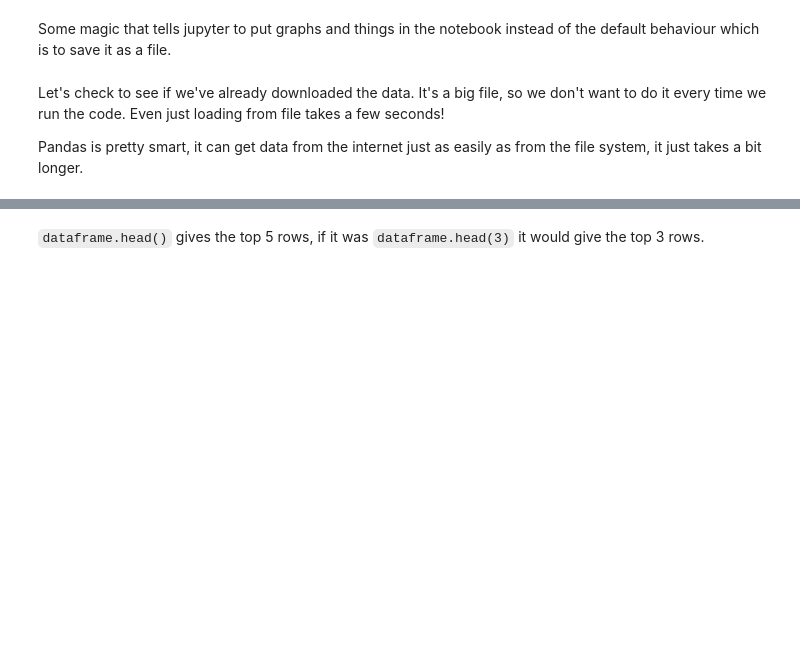
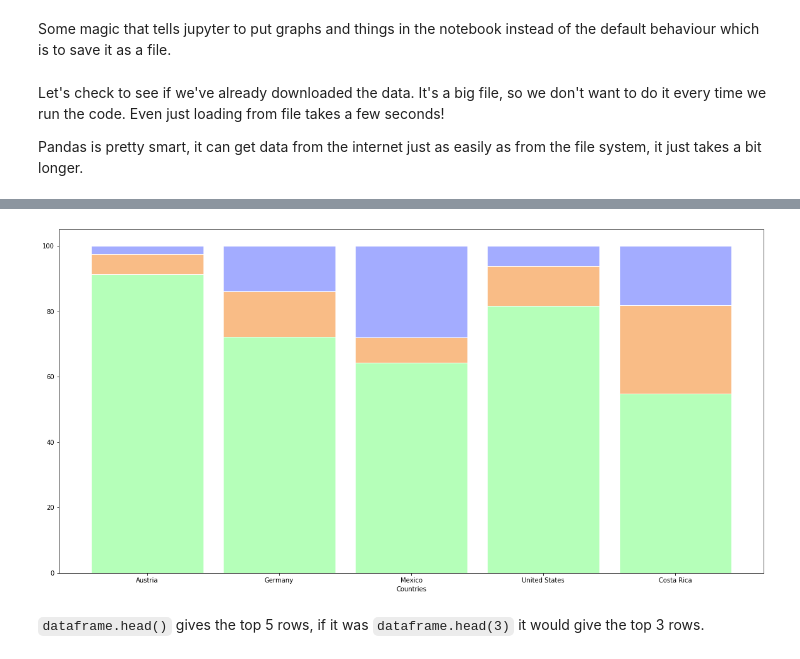
Before and after one commit to raphxcha/Open-data-project, a Jupyter notebook: basic_pandas copy.ipynb, the cells around one changed output, grey strips where cells are left out. Drawn from its saved outputs; the diff is of its cells as text; code cells hidden in the pictures; blank space fills up the shorter version.

```diff
--- a/basic_pandas copy.ipynb
+++ b/basic_pandas copy.ipynb
@@ -39,3 +55,45 @@ NameError: name 'living_arrangements_children' is not defined
+# %%
+# libraries
+import numpy as np
+import matplotlib.pyplot as plt
+from matplotlib import rc
+import pandas as pd
+
+# Data
+r = [0,1,2,3,4]
+raw_data = {'greenBars': [74.0743, 78.1677,41.3183 ,66.6091 ,30.2902 ], 'orangeBars': [5, 15, 5, 10, 15], 'yellowBars': [3, 4, 5, 6, 7], 'blueBars': [2, 15, 18, 5, 10]}
+df = pd.DataFrame(raw_data)
+
+# From raw value to percentage
+totals = [i+j+k for i,j,k in zip(df['greenBars'], df['orangeBars'], df['yellowBars'], df['blueBars'])]
+greenBars = [i / j * 100 for i,j in zip(df['greenBars'], totals)]
+orangeBars = [i / j * 100 for i,j in zip(df['orangeBars'], totals)]
+yellowBars = [i / j * 100 for i,j in zip(df['yellowBars'], totals)]
+blueBars = [i / j * 100 for i,j in zip(df['blueBars'], totals)]
+
+# plot
+barWidth = 0.85
+names = ('Austria','Germany','Mexico','United States','Costa Rica')
+# Create green Bars
+plt.bar(r, greenBars, color='#b5ffb9', edgecolor='white', width=barWidth)
+# Create orange Bars
+plt.bar(r, orangeBars, bottom=greenBars, color='#f9bc86', edgecolor='white', width=barWidth)
+#Create yellow bars
+plt.bar(r, yellowBars, bottom=[i+j for i,j in zip(greenBars, orangeBars)], color='#fdfd96', edgecolor='white', width=barWidth)
+
+# Create blue Bars
+plt.bar(r, blueBars, bottom=[i+j for i,j in zip(greenBars, orangeBars, yellowBars)], color='#a3acff', edgecolor='white', width=barWidth)
+
+# Custom x axis
+plt.xticks(r, names)
+plt.xlabel("Countries")
+
+children_families = pd.DataFrame({'Two_Married_Parents_%': Two_Married_Parents , "Two_Cohabiting_Parents_%": Two_Cohabiting_Parents , 'Living_with_single_parent_%': Living_with_single_parent , 'Other_%': Other}, index=index)
+ax = children_families.plot.bar(rot=0)
+# Show graphic
+plt.show()
+# %% [output]
+[figure, added]
 # %% [markdown]
 `dataframe.head()` gives the top 5 rows, if it was `dataframe.head(3)` it would give the top 3 rows.
 # %% [markdown]
```
Also changed, not shown: parts of 9 cells of this notebook, 2 other files.
